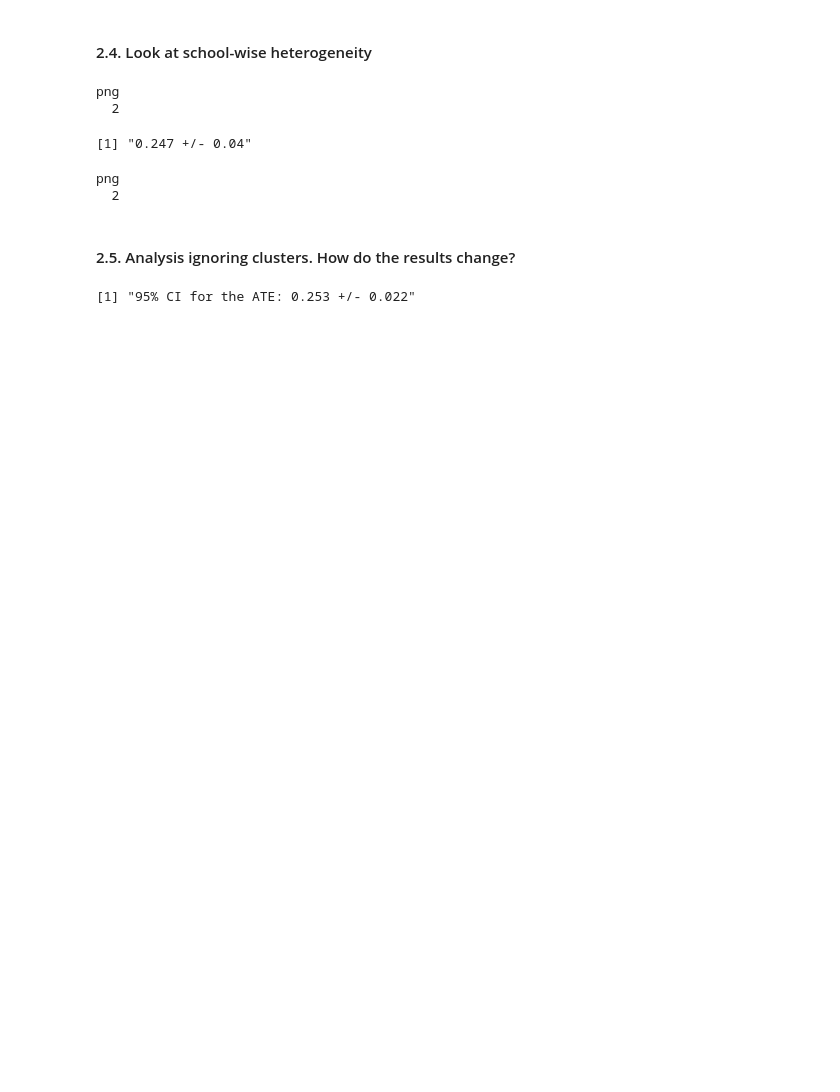
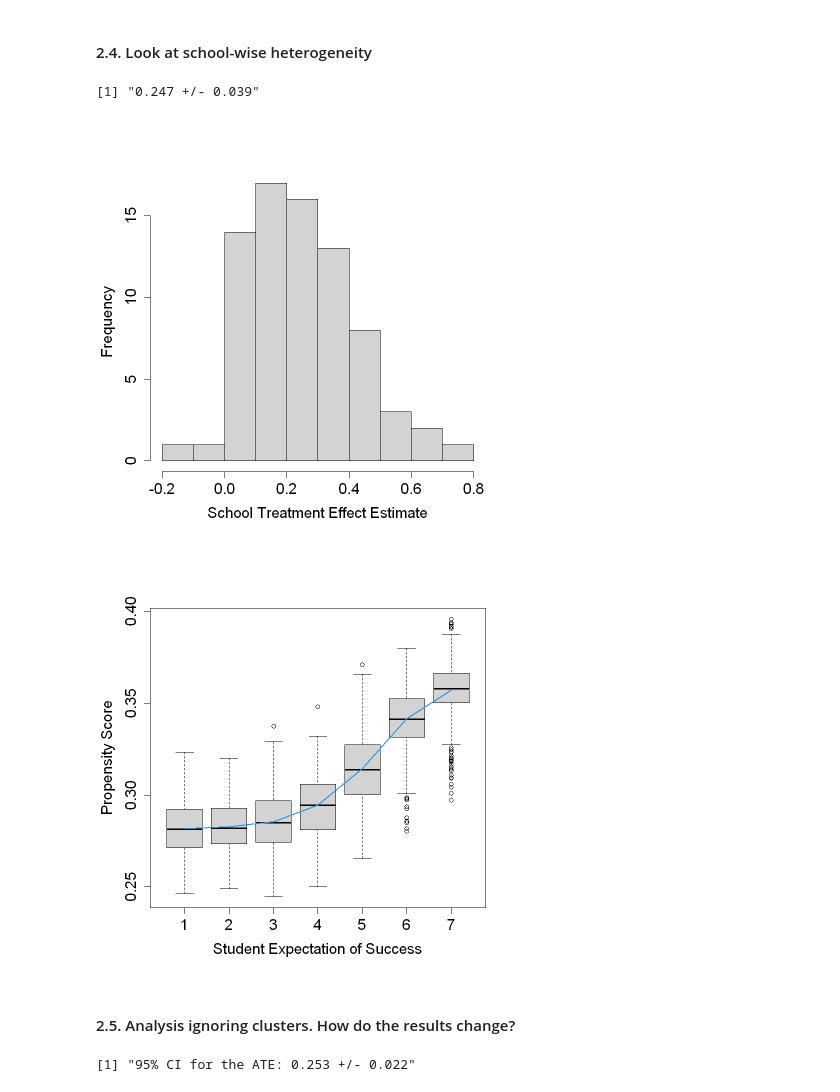
Before and after one commit to d2cml-ai/CausalAI-Course, a Jupyter notebook: labs/replication_4/lab4_group3_r.ipynb, the cells around one changed output. Saved outputs shown, nothing was run; the diff lists cells and outputs as text; code cells hidden in the pictures; blank space fills up the shorter version.

Commit message:
plots updated

```diff
--- a/labs/replication_4/lab4_group3_r.ipynb
+++ b/labs/replication_4/lab4_group3_r.ipynb
@@ -283,38 +276,32 @@ sample estimates:
 # %% [markdown]
 #### 2.4. Look at school-wise heterogeneity
 # %%
-pdf("school_hist.pdf")
 pardef = par(mar = c(5, 4, 4, 2) + 0.5, cex.lab=1.5, cex.axis=1.5, cex.main=1.5, cex.sub=1.5)
 hist(school.score, xlab = "School Treatment Effect Estimate", main = "")
-dev.off()
 
 #
 # Re-check ATE... sanity check only
 #
 
 ate.hat = mean(school.score)
 se.hat = sqrt(var(school.score) / length(school.score - 1))
 print(paste(round(ate.hat, 3), "+/-", round(1.96 * se.hat, 3)))
 
 
 #
 # Look at variation in propensity scores
 #
 
 DF = X
 DF$W.hat = cf$W.hat
 
-pdf("pscore.pdf")
 pardef = par(mar = c(5, 4, 4, 2) + 0.5, cex.lab=1.5, cex.axis=1.5, cex.main=1.5, cex.sub=1.5)
 boxplot(W.hat ~ S3, data = DF, ylab = "Propensity Score", xlab = "Student Expectation of Success")
 lines(smooth.spline(X$S3, cf$W.hat), lwd = 2, col = 4)
-dev.off()
 # %% [output]
-png
-  2
+[1] "0.247 +/- 0.039"
-[1] "0.247 +/- 0.04"
-png
-  2
+[figure, added]
+[figure, added]
 # %% [markdown]
 #### 2.5. Analysis ignoring clusters. How do the results change?
 # %%
```
Also changed, not shown: parts of 10 cells of this notebook.
